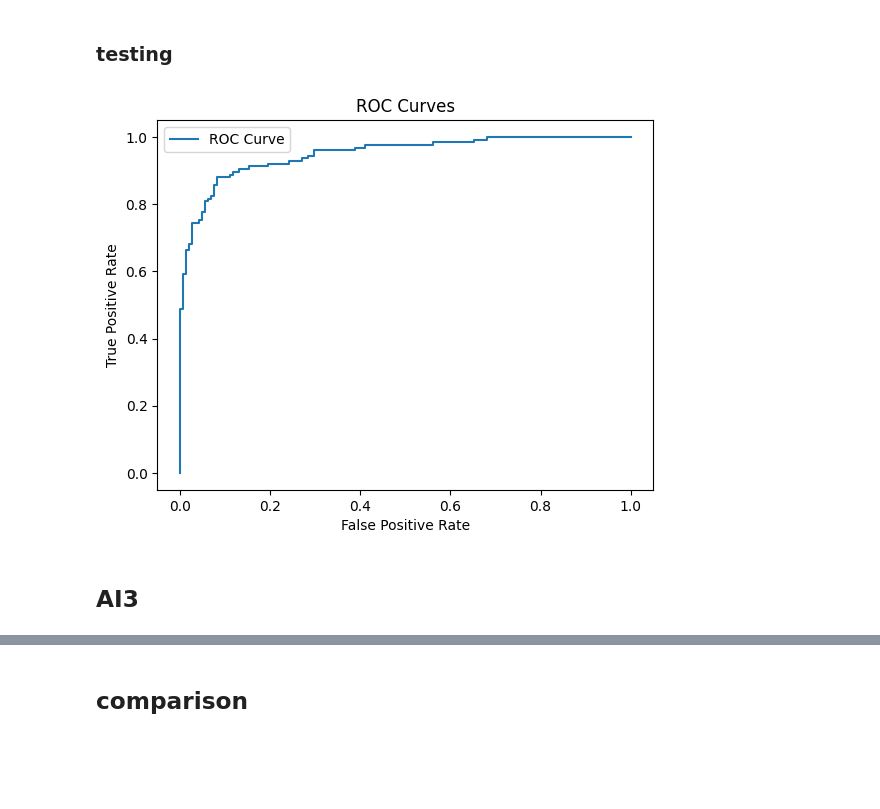
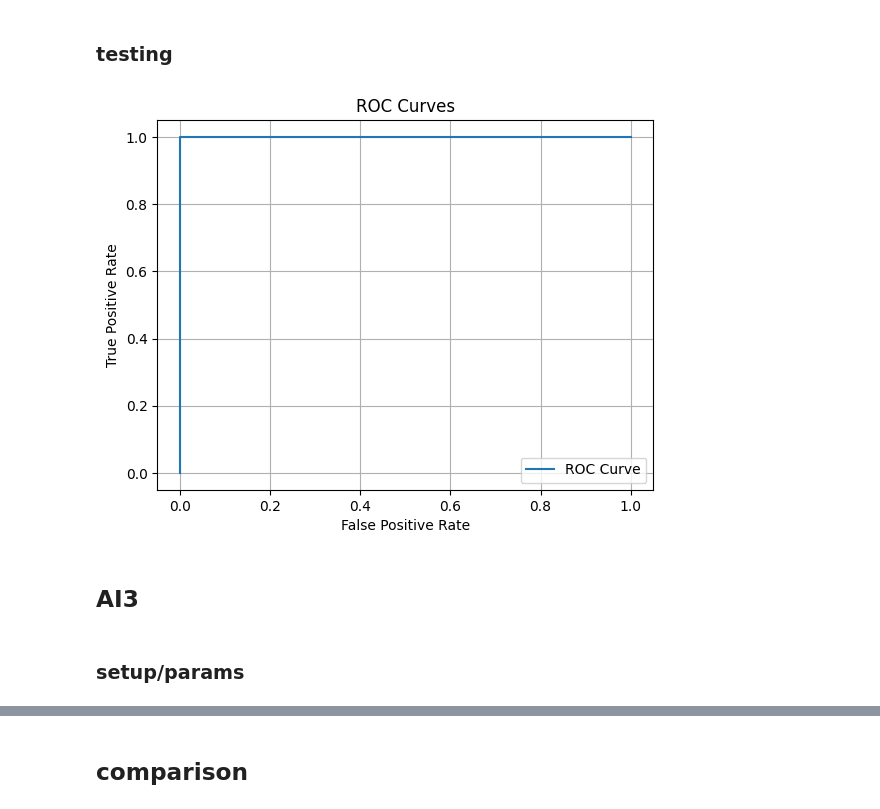
Before and after one commit to LeoMaskell/python-AIs, a Jupyter notebook: heartAttackPred/ai4.ipynb, the cells around one changed output, grey strips where cells are left out. Drawn from its saved outputs; the diff is of its cells as text; code cells hidden in the pictures; blank space fills up the shorter version.

```diff
--- a/heartAttackPred/ai4.ipynb
+++ b/heartAttackPred/ai4.ipynb
@@ -201,8 +205,8 @@ with torch.no_grad():
     outputs = model(inputs)
     preds = torch.sigmoid(outputs)
     predicted_classes = (preds > 0.5).float()
-    accuracy = (predicted_classes == targets).float().mean()
-    print(f"Training Accuracy: {accuracy.item()*100:.2f}%")
+    accuracy1 = (predicted_classes == targets).float().mean()
+    print(f"Training Accuracy: {accuracy1.item()*100:.2f}%")
 
     # Plot predictions vs. true values
     plt.figure(figsize=(8, 5))
@@ -248,9 +252,11 @@ class SimpleNN(nn.Module):
         self.celu = nn.CELU()
         self.fc2 = nn.Linear(26, 32)
         self.rrelu2 = nn.RReLU()
-        self.fc3 = nn.Linear(32, 26)
+        self.fc3 = nn.Linear(32, 100)
         self.relu3 = nn.ReLU()
-        self.fc4 = nn.Linear(26, 1) #output layer
+        self.fc4 = nn.Linear(100, 64)
+        self.relu4 = nn.ReLU()
+        self.fc5 = nn.Linear(64, 1) #output layer
 
     def forward(self, x):
         x = self.fc1(x)
@@ -260,6 +266,8 @@ class SimpleNN(nn.Module):
         x = self.fc3(x)
         x = self.relu3(x)
         x = self.fc4(x)
+        x = self.relu4(x)
+        x = self.fc5(x)
         return x  # No sigmoid here; use BCEWithLogitsLoss
 
 model = SimpleNN()
@@ -307,8 +317,8 @@ tensor([[1.],
 ### training
 # %%
 # learning rate and epochs (variables)
-epochs = 15000
-lr = 0.02
+epochs = 30000
+lr = 0.05
 # %%
 for epoch in range(epochs):
     optimiser.zero_grad()
@@ -328,8 +338,8 @@ with torch.no_grad():
     outputs = model(inputs)
     preds = torch.sigmoid(outputs)
     predicted_classes = (preds > 0.5).float()
-    accuracy = (predicted_classes == targets).float().mean()
-    print(f"Training Accuracy: {accuracy.item()*100:.2f}%")
+    accuracy2 = (predicted_classes == targets).float().mean()
+    print(f"Training Accuracy: {accuracy2.item()*100:.2f}%")
 
     # Plot predictions vs. true values
     plt.figure(figsize=(8, 5))
@@ -359,13 +369,16 @@ Epoch [12092
 # %%
 # roc curve
 fpr2, tpr2, _ = roc_curve(targets.numpy(), preds.numpy())
 plt.plot(fpr2, tpr2, label = "ROC Curve")
+plt.grid(True)
 plt.xlabel("False Positive Rate")
 plt.ylabel("True Positive Rate")
 plt.title("ROC Curves")
 plt.legend()
 plt.show()
 # %% [output]
-[figure, old version]
+[figure, new version]
 # %% [markdown]
 ## AI3
+# %% [markdown]
+### setup/params
```
Also changed, not shown: parts of 20 cells of this notebook.
